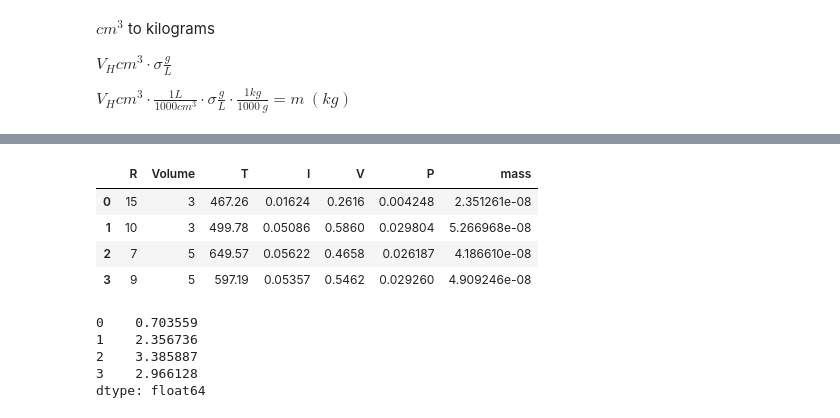
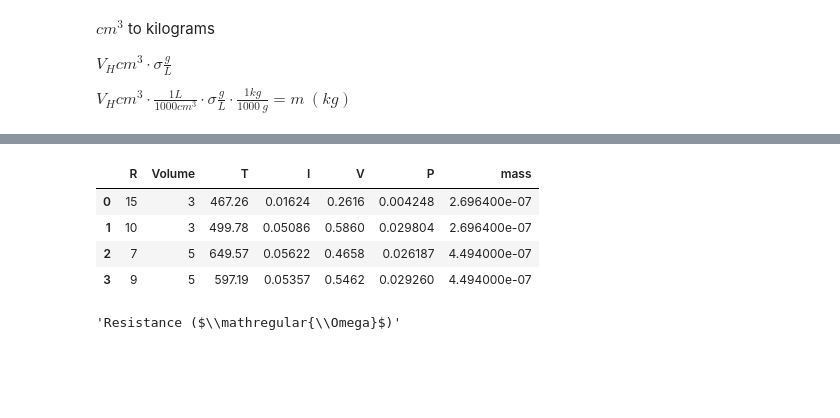
Before and after one commit to trevorm4x/APL-fuel-first, a Jupyter notebook: Lab/Lab1/APL_1_cell.ipynb, the cells around one changed output, grey strips where cells are left out. Cells and saved outputs as stored; diff of their text form; code cells hidden in the pictures; blank space fills up the shorter version.

```diff
--- a/Lab/Lab1/APL_1_cell.ipynb
+++ b/Lab/Lab1/APL_1_cell.ipynb
@@ -364,20 +492,16 @@ plt.scatter(res['R'], res['P'])
 # %%
-res['mass'] = res['V'] * 1e-3 * h_density * 1/1000
+res['mass'] = res['Volume'] * 1e-3 * h_density * 1/1000
 res
 # %% [output]
 |  | R | Volume | T | I | V | P | mass |
-| 0 | 15 | 3 | 467.26 | 0.01624 | 0.2616 | 0.004248 | 2.351261e-08 |
-| 1 | 10 | 3 | 499.78 | 0.05086 | 0.5860 | 0.029804 | 5.266968e-08 |
-| 2 | 7 | 5 | 649.57 | 0.05622 | 0.4658 | 0.026187 | 4.186610e-08 |
-| 3 | 9 | 5 | 597.19 | 0.05357 | 0.5462 | 0.029260 | 4.909246e-08 |
+| 0 | 15 | 3 | 467.26 | 0.01624 | 0.2616 | 0.004248 | 2.696400e-07 |
+| 1 | 10 | 3 | 499.78 | 0.05086 | 0.5860 | 0.029804 | 2.696400e-07 |
+| 2 | 7 | 5 | 649.57 | 0.05622 | 0.4658 | 0.026187 | 4.494000e-07 |
+| 3 | 9 | 5 | 597.19 | 0.05357 | 0.5462 | 0.029260 | 4.494000e-07 |
 # %%
 res['E_FC'] = (res['T'] * res['P'])
 res['E_H'] = res['mass'] * LHV
-# %%
-res['E_FC']/res['E_H']
-# %% [output]
-0    0.703559
-1    2.356736
-2    3.385887
-3    2.966128
-dtype: float64
+# %%
+rohms
+# %% [output]
+'Resistance ($\\mathregular{\\Omega}$)'
```
Also changed, not shown: parts of 53 cells of this notebook, 24 other files.
